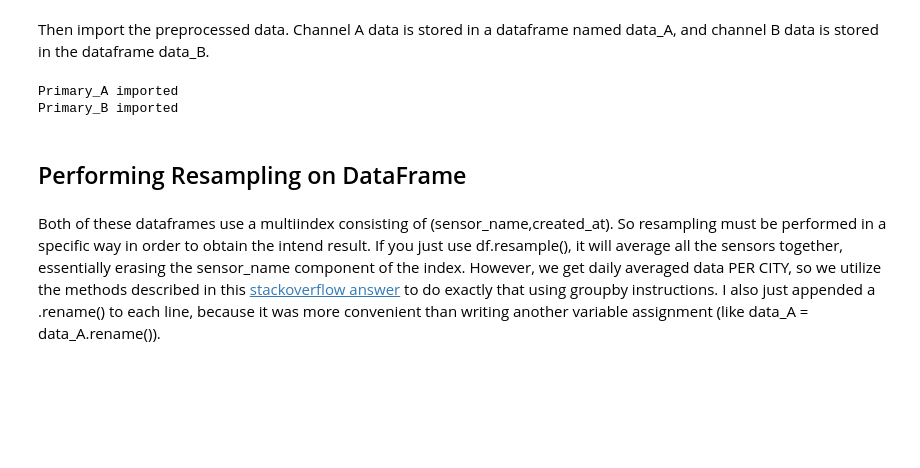
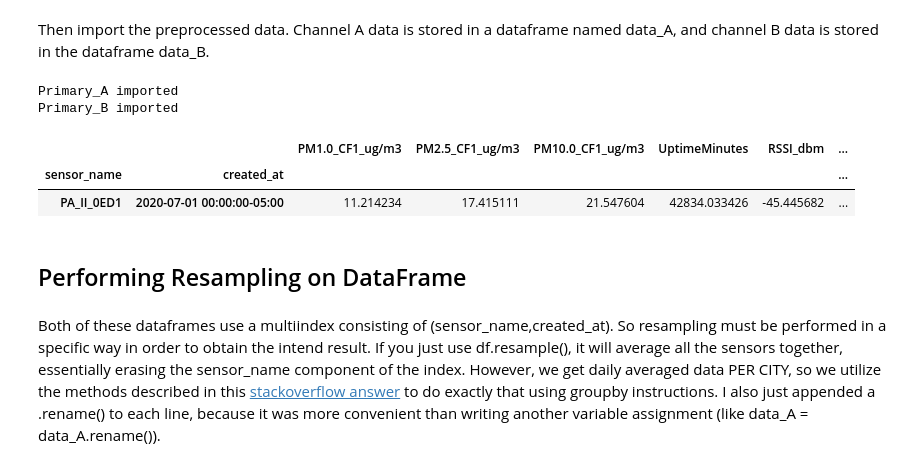
Before and after one commit to intelligent-environments-lab/bleed-orange-measure-purple, a Jupyter notebook: notebooks/3.1-cjl-PA-AB-outliers.ipynb, the cells around one changed output. Saved outputs shown, nothing was run; the diff lists cells and outputs as text; code cells hidden in the pictures; blank space fills up the shorter version.

```diff
--- a/notebooks/3.1-cjl-PA-AB-outliers.ipynb
+++ b/notebooks/3.1-cjl-PA-AB-outliers.ipynb
@@ -27,6 +27,13 @@ print('Primary_B imported')
 # %% [output]
 Primary_A imported
 Primary_B imported
+# %%
+data_A.loc[('PA_II_0ED1','2020-07-01'),]
+data_A.loc[('PA_II_0ED1','2020-07-01'),]
+# %% [output]
+|  |  | PM1.0_CF1_ug/m3 | PM2.5_CF1_ug/m3 | PM10.0_CF1_ug/m3 | UptimeMinutes | RSSI_dbm | ... |
+| sensor_name | created_at |  |  |  |  |  | ... |
+| PA_II_0ED1 | 2020-07-01 00:00:00-05:00 | 11.214234 | 17.415111 | 21.547604 | 42834.033426 | -45.445682 | ... |
 # %% [markdown]
 ## Performing Resampling on DataFrame
 # %% [markdown]
```
Also changed, not shown: parts of 4 cells of this notebook, 1 other file.
